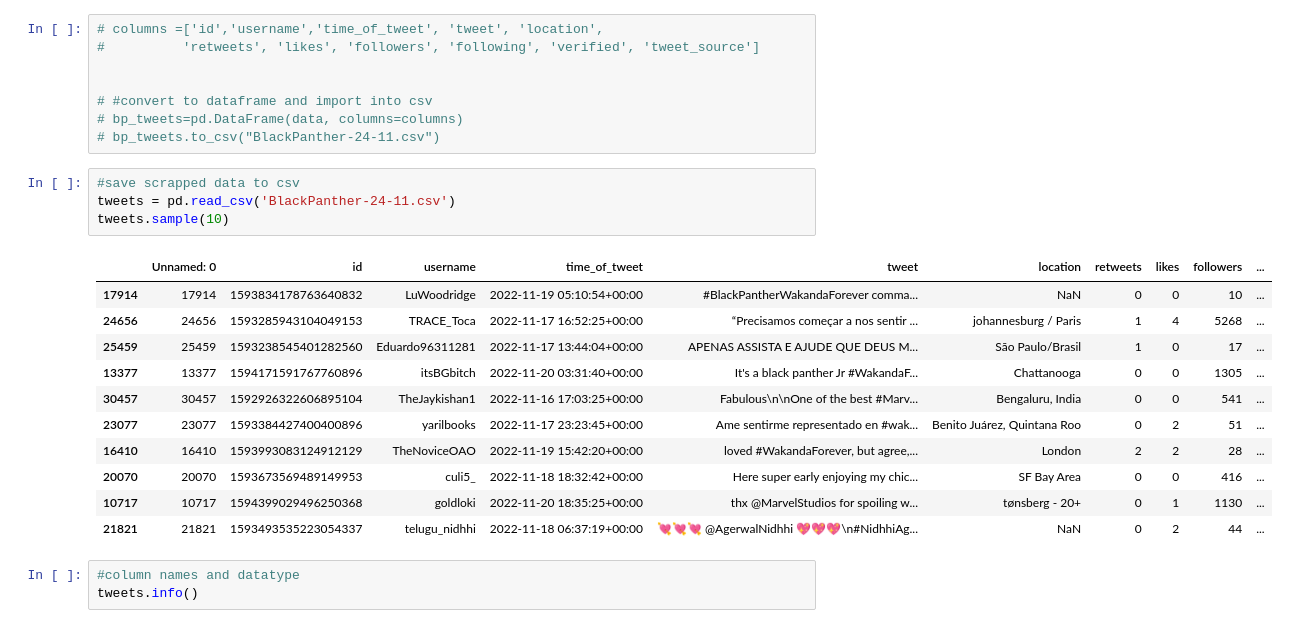
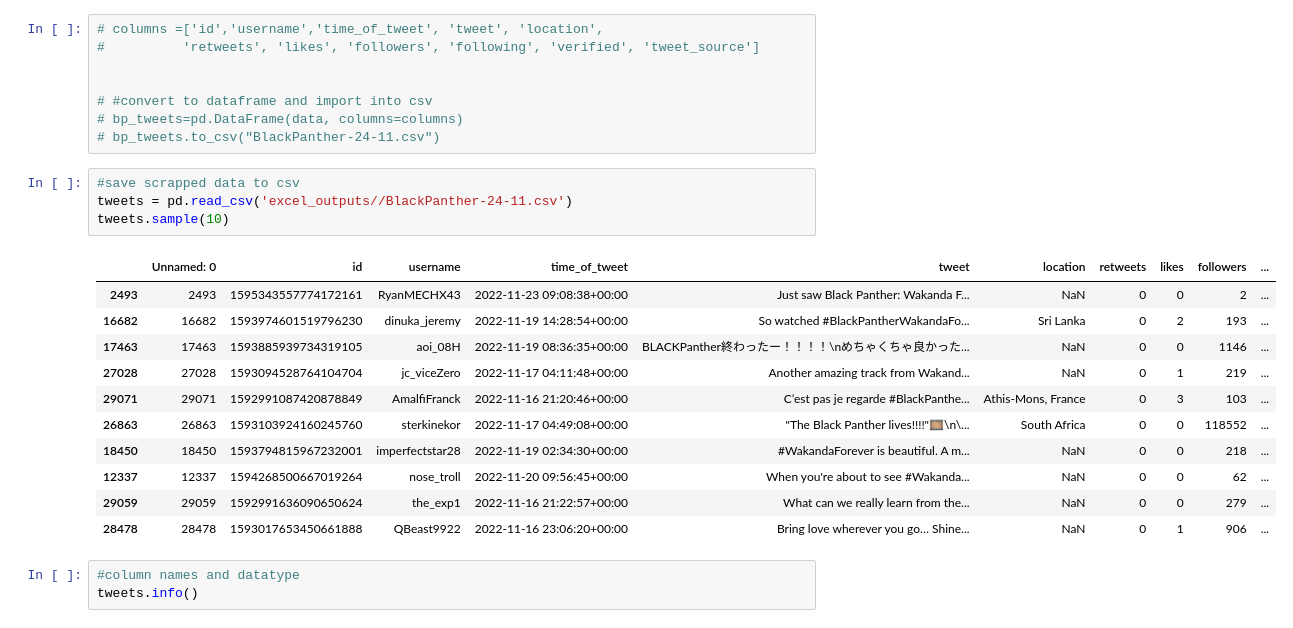
Before and after one commit to joshuaati/black_panther_tweet_analysis, a Jupyter notebook: app.ipynb, the cells around one changed output. Drawn from its saved outputs; the diff is of its cells as text.

```diff
--- a/app.ipynb
+++ b/app.ipynb
@@ -40,20 +41,20 @@ from nltk.sentiment.vader import SentimentIntensityAnalyzer
 # bp_tweets.to_csv("BlackPanther-24-11.csv")
 # %%
 #save scrapped data to csv
-tweets = pd.read_csv('BlackPanther-24-11.csv')
+tweets = pd.read_csv('excel_outputs//BlackPanther-24-11.csv')
 tweets.sample(10)
 # %% [output]
 |  | Unnamed: 0 | id | username | time_of_tweet | tweet | location | retweets | likes | followers | ... |
-| 17914 | 17914 | 1593834178763640832 | LuWoodridge | 2022-11-19 05:10:54+00:00 | #BlackPantherWakandaForever comma... | NaN | 0 | 0 | 10 | ... |
-| 24656 | 24656 | 1593285943104049153 | TRACE_Toca | 2022-11-17 16:52:25+00:00 | “Precisamos começar a nos sentir ... | johannesburg / Paris | 1 | 4 | 5268 | ... |
-| 25459 | 25459 | 1593238545401282560 | Eduardo96311281 | 2022-11-17 13:44:04+00:00 | APENAS ASSISTA E AJUDE QUE DEUS M... | São Paulo/Brasil | 1 | 0 | 17 | ... |
-| 13377 | 13377 | 1594171591767760896 | itsBGbitch | 2022-11-20 03:31:40+00:00 | It's a black panther Jr #WakandaF... | Chattanooga | 0 | 0 | 1305 | ... |
-| 30457 | 30457 | 1592926322606895104 | TheJaykishan1 | 2022-11-16 17:03:25+00:00 | Fabulous\n\nOne of the best #Marv... | Bengaluru, India | 0 | 0 | 541 | ... |
-| 23077 | 23077 | 1593384427400400896 | yarilbooks | 2022-11-17 23:23:45+00:00 | Ame sentirme representado en #wak... | Benito Juárez, Quintana Roo | 0 | 2 | 51 | ... |
-| 16410 | 16410 | 1593993083124912129 | TheNoviceOAO | 2022-11-19 15:42:20+00:00 | loved #WakandaForever, but agree,... | London | 2 | 2 | 28 | ... |
-| 20070 | 20070 | 1593673569489149953 | culi5_ | 2022-11-18 18:32:42+00:00 | Here super early enjoying my chic... | SF Bay Area | 0 | 0 | 416 | ... |
-| 10717 | 10717 | 1594399029496250368 | goldloki | 2022-11-20 18:35:25+00:00 | thx @MarvelStudios for spoiling w... | tønsberg - 20+ | 0 | 1 | 1130 | ... |
-| 21821 | 21821 | 1593493535223054337 | telugu_nidhhi | 2022-11-18 06:37:19+00:00 | 💘💘💘 @AgerwalNidhhi 💖💖💖\n#NidhhiAg... | NaN | 0 | 2 | 44 | ... |
+| 2493 | 2493 | 1595343557774172161 | RyanMECHX43 | 2022-11-23 09:08:38+00:00 | Just saw Black Panther: Wakanda F... | NaN | 0 | 0 | 2 | ... |
+| 16682 | 16682 | 1593974601519796230 | dinuka_jeremy | 2022-11-19 14:28:54+00:00 | So watched #BlackPantherWakandaFo... | Sri Lanka | 0 | 2 | 193 | ... |
+| 17463 | 17463 | 1593885939734319105 | aoi_08H | 2022-11-19 08:36:35+00:00 | BLACKPanther終わったー！！！！\nめちゃくちゃ良かった... | NaN | 0 | 0 | 1146 | ... |
+| 27028 | 27028 | 1593094528764104704 | jc_viceZero | 2022-11-17 04:11:48+00:00 | Another amazing track from Wakand... | NaN | 0 | 1 | 219 | ... |
+| 29071 | 29071 | 1592991087420878849 | AmalfiFranck | 2022-11-16 21:20:46+00:00 | C’est pas je regarde #BlackPanthe... | Athis-Mons, France | 0 | 3 | 103 | ... |
+| 26863 | 26863 | 1593103924160245760 | sterkinekor | 2022-11-17 04:49:08+00:00 | "The Black Panther lives!!!!"🎞\n\... | South Africa | 0 | 0 | 118552 | ... |
+| 18450 | 18450 | 1593794815967232001 | imperfectstar28 | 2022-11-19 02:34:30+00:00 | #WakandaForever is beautiful. A m... | NaN | 0 | 0 | 218 | ... |
+| 12337 | 12337 | 1594268500667019264 | nose_troll | 2022-11-20 09:56:45+00:00 | When you're about to see #Wakanda... | NaN | 0 | 0 | 62 | ... |
+| 29059 | 29059 | 1592991636090650624 | the_exp1 | 2022-11-16 21:22:57+00:00 | What can we really learn from the... | NaN | 0 | 0 | 279 | ... |
+| 28478 | 28478 | 1593017653450661888 | QBeast9922 | 2022-11-16 23:06:20+00:00 | Bring love wherever you go… Shine... | NaN | 0 | 1 | 906 | ... |
 # %%
 #column names and datatype
 tweets.info()
```
Also changed, not shown: parts of 6 cells of this notebook, 14 other files.
